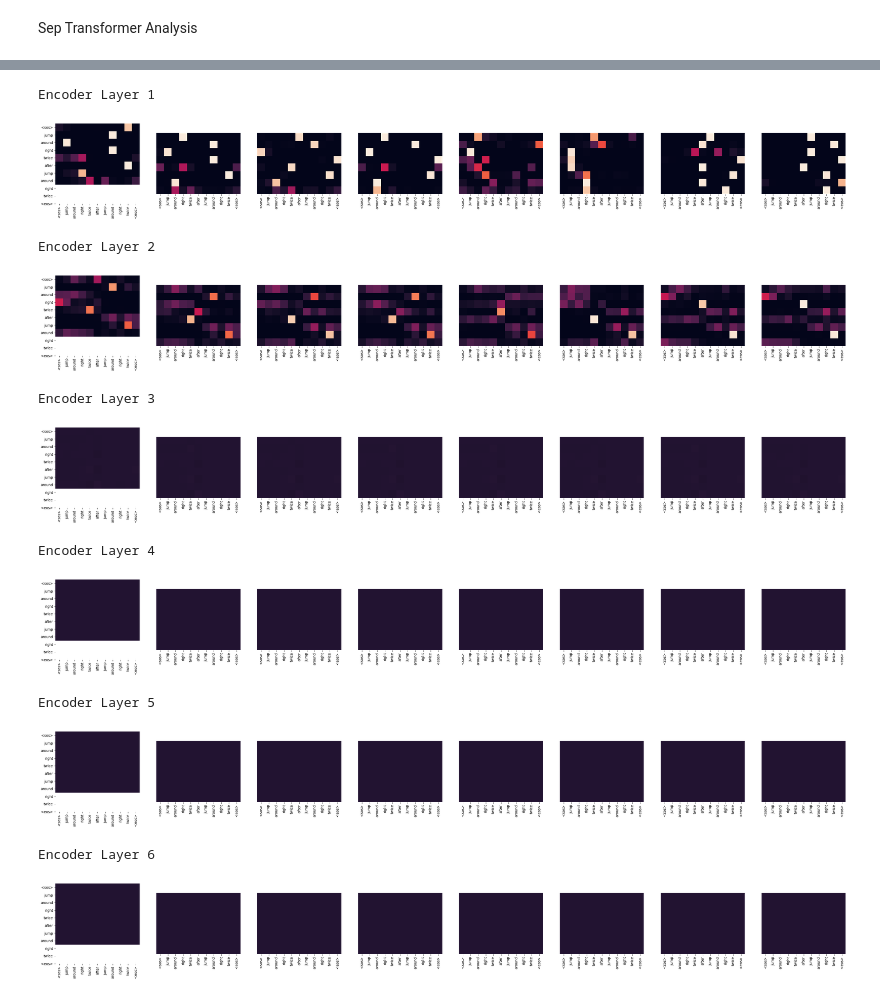
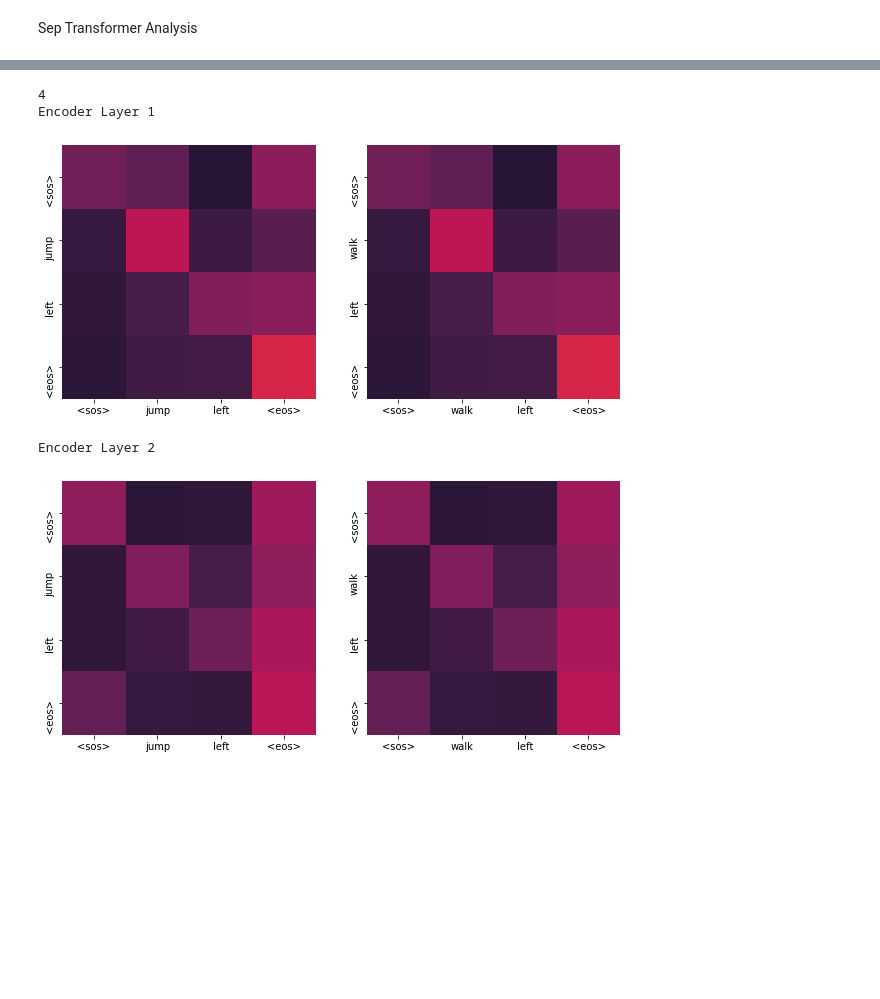
Before and after one commit to ayushchakravarthy/language_compositionality, a Jupyter notebook: Plot.ipynb, the cells around one changed output, grey strips where cells are left out. Cells and saved outputs as stored; diff of their text form; code cells hidden in the pictures; blank space fills up the shorter version.

```diff
--- a/Plot.ipynb
+++ b/Plot.ipynb
@@ -402,4 +442,2 @@ Decoder MHA Layer 4
 # %% [markdown]
 Sep Transformer Analysis
-# %%
-SRC, TRG, data, pos_data = build_scan(split='addjump', batch_size=64, device='cpu', use_pos=True)
@@ -453,41 +641,32 @@ model = model.to(device)
 # %%
 model.eval()
 with torch.no_grad():
-    for ((i, batch), (i_p, batch_pos)) in zip(enumerate(test_data), enumerate(test_data_pos)):
-       # transpose src and trg
-        src = batch.src.transpose(0, 1)
-        trg = batch.trg.transpose(0, 1)
-        src_ann = batch_pos.src.transpose(0, 1)
-        trg_ann = batch_pos.trg.transpose(0, 1)
-
-        # augment trg
-        trg_input = trg[:, :-1]
-        trg_ann_input = trg_ann[:, :-1]
-        trg_out = trg[:, 1:]
-        trg_ann_out = trg_ann[:, 1:]
-
-        out, adv_stat, attn_wts = model(src, trg_input, src_ann, trg_ann_input)
-
-        pred = torch.argmax(out, axis=2)
-        preds.append(pred)
+    trg_input = trg[:, :-1]
+    trg_ann_input = trg_ann[:, :-1]
+    out, adv_stat, attn_wt = model(src, trg_input, src_ann, trg_ann_input)
+    pred = torch.argmax(out, axis=2)
+# %%
+predictions = []
+for s in pred:
+    prediction = '<sos> '
+    for i in range(1, s.shape[0]):
+        sym = TRG.vocab.itos[s[i]]
+        if sym == '<eos>': break
+        prediction += sym + ' '
+    prediction += '<eos>'
+    predictions.append(prediction.split())
 # %%
-for layer in range(0, 6):
-    fig, axs = plt.subplots(1, 8, figsize=(40, 40))
+enc_maps = attn_wt.get('Encoder')
+for layer in range(2):
+    fig, axs = plt.subplots(1, 2, figsize=(10, 10))
     print(f"Encoder Layer {layer + 1}")
-    for h in range(8):
-        draw(attn_wts.get('Encoder')[layer][2][:, h, :][:len(ss), :len(ss)], ss, ss if h == 0 else [], ax=axs[h])
+    for i in range(2):
+        draw(torch.mean(attn_wt.get('Encoder')[layer][i], axis=0)[:len(ss[i]), :len(ss[i])], ss[i], ss[i], ax=axs[i])
     plt.show()
 # %% [output]
+4
 Encoder Layer 1
-[figure, old version]
+[figure, new version]
 Encoder Layer 2
-[figure, old version]
+[figure, new version]
-Encoder Layer 3
-[figure, removed]
-Encoder Layer 4
-[figure, removed]
-Encoder Layer 5
-[figure, removed]
-Encoder Layer 6
-[figure, removed]
 # %%
```
Also changed, not shown: parts of 32 cells of this notebook, 1 other file.
